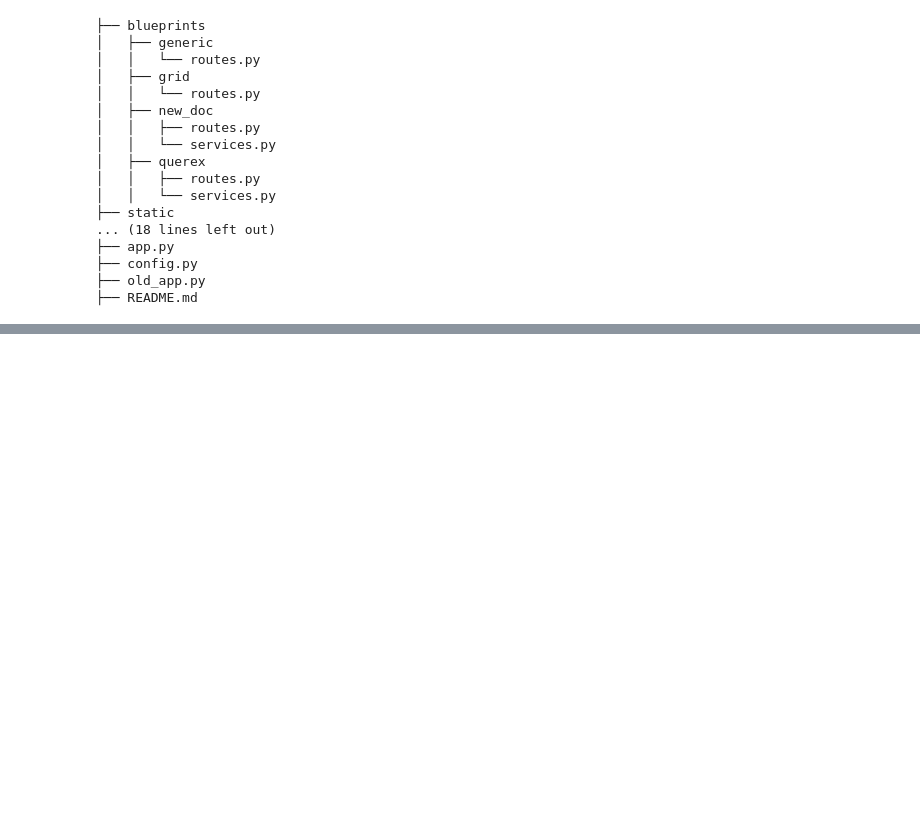
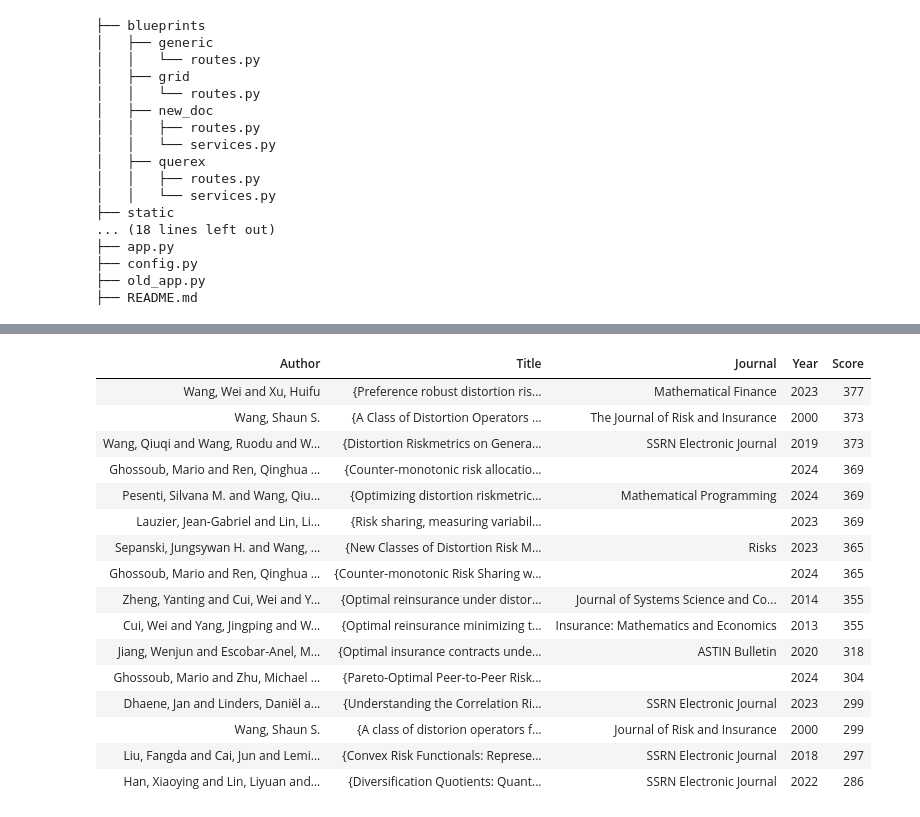
Before and after one commit to mynl/archivum_project, a Jupyter notebook: temp/new-import.ipynb, the cells around one changed output, grey strips where cells are left out. Saved outputs shown, nothing was run; the diff lists cells and outputs as text; code cells hidden in the pictures; blank space fills up the shorter version.

Commit message:
fuzzy match improvements

```diff
--- a/temp/new-import.ipynb
+++ b/temp/new-import.ipynb
@@ -616,0 +626,12 @@ tree_dirs(Path("../website"))
+# %%
+def wrap(table_rows):
+    ans = ['<table>']
+    ans.append('<thead>')
+    ans.append('<tr><th>Author</th><th>Title</th><th>Journal</th><th>Year</th><th>Score</th></tr>'
+              )
+    ans.append('</thead>')
+    ans.append('<tbody>')
+    ans.extend(table_rows)
+    ans.append('</tbody>')
+    ans.append('</table>')
+    return HTML('\n'.join(ans))
@@ -616,0 +642,13 @@ tree_dirs(Path("../website"))
+# %%
+def subset(blob, p):
+    rex = re.compile(r'<td>([0-9]+)</td></tr>')
+    ans = [blob[0]]
+    mx = rex.search(blob[0])[1]
+    threshold = int(mx) * p
+    for b in blob[1:]:
+        s = rex.search(b)[1]
+        if int(s) >= threshold:
+            ans.append(b)
+        else:
+            break
+    return ans
@@ -616,0 +678,4 @@ tree_dirs(Path("../website"))
+# %%
+import rustfuzz
+matcher1 = rustfuzz.FieldAwareFuzzy(rows)
+matcher2 = rustfuzz.FieldAwareFuzzy2(rows)
@@ -616,0 +684,6 @@ tree_dirs(Path("../website"))
+# %%
+query = 'Shaun distortion risk'
+top_k = 100
+table_rows1 = matcher1.query_html(query, top_k)
+h1 = wrap(subset(table_rows1, 0.75))
+h1
@@ -616,0 +702,23 @@ tree_dirs(Path("../website"))
+# %%
+query = 'Wang distortion risk'
+table_rows1 = matcher2.query_html(query, top_k)
+h1 = wrap(subset(table_rows1, 0.75))
+h1
+# %% [output]
+| Author | Title | Journal | Year | Score |
+| Wang, Wei and Xu, Huifu | {Preference robust distortion ris... | Mathematical Finance | 2023 | 377 |
+| Wang, Shaun S. | {A Class of Distortion Operators ... | The Journal of Risk and Insurance | 2000 | 373 |
+| Wang, Qiuqi and Wang, Ruodu and W... | {Distortion Riskmetrics on Genera... | SSRN Electronic Journal | 2019 | 373 |
+| Ghossoub, Mario and Ren, Qinghua ... | {Counter-monotonic risk allocatio... |  | 2024 | 369 |
+| Pesenti, Silvana M. and Wang, Qiu... | {Optimizing distortion riskmetric... | Mathematical Programming | 2024 | 369 |
+| Lauzier, Jean-Gabriel and Lin, Li... | {Risk sharing, measuring variabil... |  | 2023 | 369 |
+| Sepanski, Jungsywan H. and Wang, ... | {New Classes of Distortion Risk M... | Risks | 2023 | 365 |
+| Ghossoub, Mario and Ren, Qinghua ... | {Counter-monotonic Risk Sharing w... |  | 2024 | 365 |
+| Zheng, Yanting and Cui, Wei and Y... | {Optimal reinsurance under distor... | Journal of Systems Science and Co... | 2014 | 355 |
+| Cui, Wei and Yang, Jingping and W... | {Optimal reinsurance minimizing t... | Insurance: Mathematics and Economics | 2013 | 355 |
+| Jiang, Wenjun and Escobar-Anel, M... | {Optimal insurance contracts unde... | ASTIN Bulletin | 2020 | 318 |
+| Ghossoub, Mario and Zhu, Michael ... | {Pareto-Optimal Peer-to-Peer Risk... |  | 2024 | 304 |
+| Dhaene, Jan and Linders, Daniël a... | {Understanding the Correlation Ri... | SSRN Electronic Journal | 2023 | 299 |
+| Wang, Shaun S. | {A class of distorion operators f... | Journal of Risk and Insurance | 2000 | 299 |
+| Liu, Fangda and Cai, Jun and Lemi... | {Convex Risk Functionals: Represe... | SSRN Electronic Journal | 2018 | 297 |
+| Han, Xiaoying and Lin, Liyuan and... | {Diversification Quotients: Quant... | SSRN Electronic Journal | 2022 | 286 |
```
Also changed, not shown: parts of 30 cells of this notebook, 7 other files.
